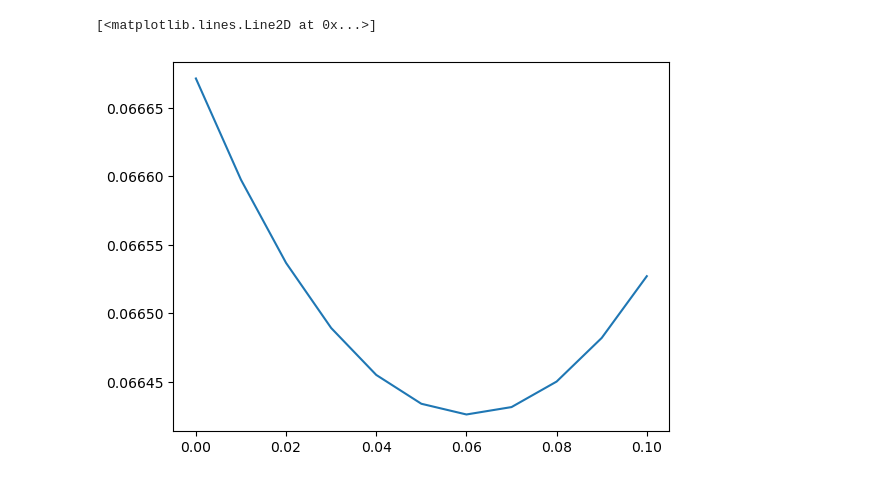
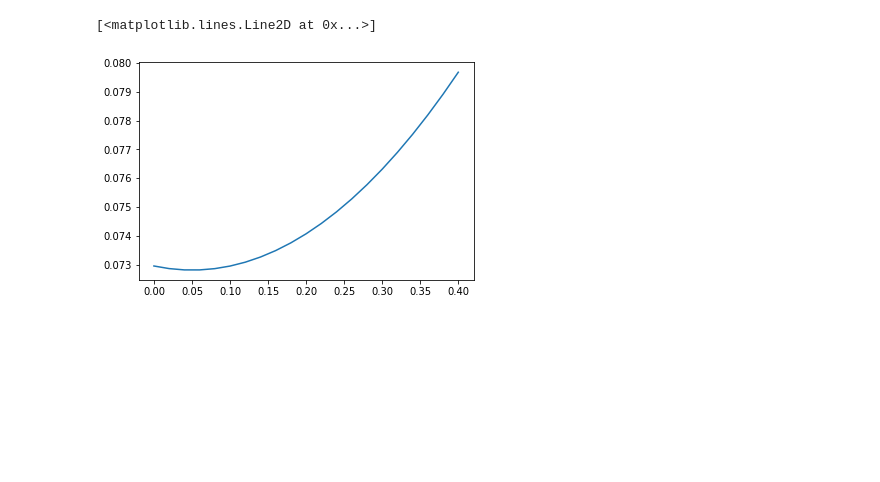
Before and after one commit to gnyirjesy/ocean-depth-characterization, a Jupyter notebook: preliminary_models/final_ml_testing_bh.ipynb, the cells around one changed output. Cells and saved outputs as stored; diff of their text form; code cells hidden in the pictures; blank space fills up the shorter version.

```diff
--- a/preliminary_models/final_ml_testing_bh.ipynb
+++ b/preliminary_models/final_ml_testing_bh.ipynb
@@ -198,23 +275,22 @@ interp_test_dists = build_proper_length_distributions(full_test).set_index(full_
 # %%
 # now we can check out the mse on the test set
 interp_test_dists['cluster'] = full_test['cluster_val']
-mixtures = [i / 100 for i in range(11)]
+mixtures = [i / 100 for i in np.linspace(0, 40, 21)]
 mixture_mse_tot = list()
 mixture_mse_perc = list()
 for mix in mixtures:
     # create predictions with a given mixture
-    final_preds_mix = build_final_predictions(interpd_preds, kmeans, mixture=mix).set_index(full_test.index)
+    final_preds_mix = build_final_predictions_kmeans(interpd_preds, kmeans, mixture=mix).set_index(full_test.index)
     final_preds_mix['cluster'] = full_test['cluster_val']
     # find total mse
     mse = mean_squared_error(interp_test_dists.to_numpy(), final_preds_mix.to_numpy())
     mixture_mse_tot.append(mse)
     # find mse per cluster
     mixture_mse_perc.append([mean_squared_error(interp_test_dists[interp_test_dists.cluster == i].to_numpy(), final_preds_mix[final_preds_mix.cluster == i].to_numpy()) for i in range(6)] + [mse])
+plt.plot(mixtures, mixture_mse_tot)
+# %% [output]
+[<matplotlib.lines.Line2D at 0x...>]
+[figure, added]
-# %%
-plt.plot(mixtures, mixture_mse_tot)
-# %% [output]
-[<matplotlib.lines.Line2D at 0x...>]
-[figure, removed]
 # %%
 df_mse = pd.DataFrame(mixture_mse_perc, columns=cluster_indeces + ['TOTAL'], index=mixtures)
 fig, ax = plt.subplots(1, 1, figsize=(7, 5))
```
Also changed, not shown: parts of 18 cells of this notebook, 9 other files.
